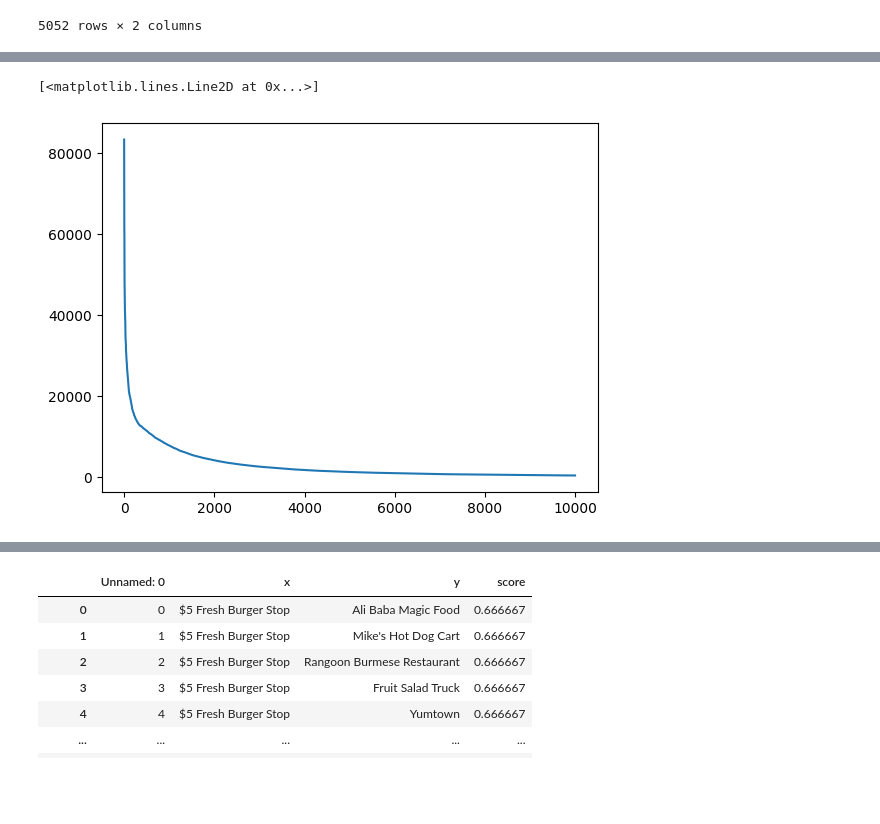
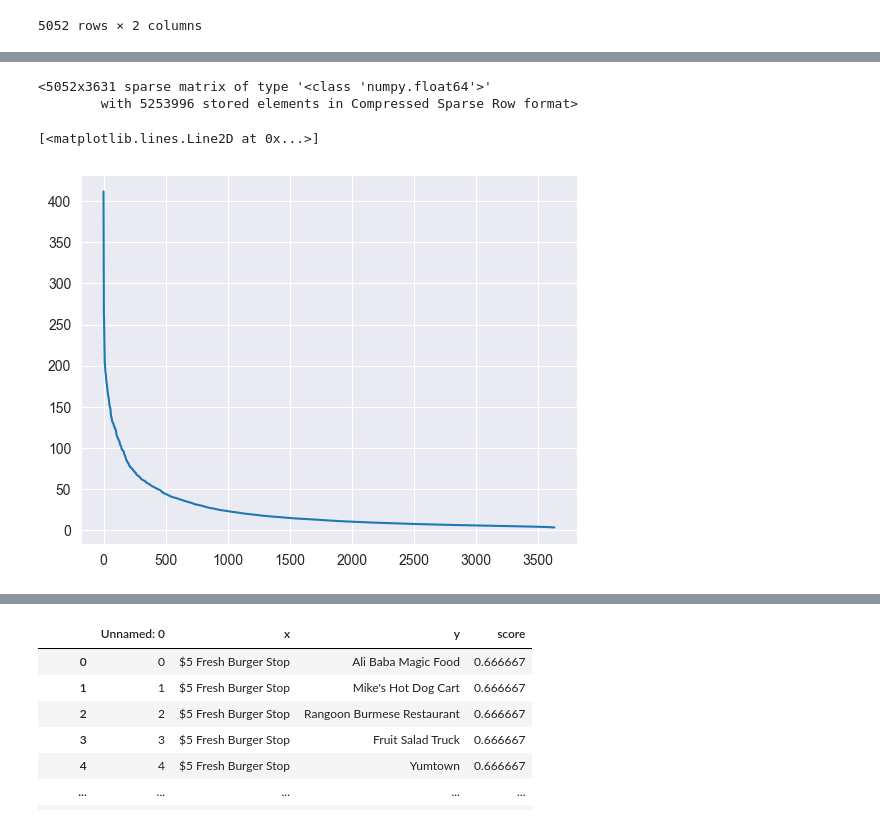
Before and after one commit to brookewu/4300Project, a Jupyter notebook: preliminary_work/generate_cosine.ipynb, the cells around one changed output, grey strips where cells are left out. Saved outputs shown, nothing was run; the diff lists cells and outputs as text; code cells hidden in the pictures; blank space fills up the shorter version.

Commit message:
Update to use sklearn's tfidfvector class

```diff
--- a/preliminary_work/generate_cosine.ipynb
+++ b/preliminary_work/generate_cosine.ipynb
@@ -200,0 +96,10 @@ avg_tf_idf = tf_idf_scores.sum(axis=0)
+# %%
+vectorizer = TfidfVectorizer(
+    min_df=0.1,
+    max_df=0.9
+)
+tf_idf = vectorizer.fit_transform(restaurant_reviews["reviews"])
+tf_idf
+# %% [output]
+<5052x3631 sparse matrix of type '<class 'numpy.float64'>'
+        with 5253996 stored elements in Compressed Sparse Row format>
@@ -201,5 +148,8 @@ avg_tf_idf = tf_idf_scores.sum(axis=0)
+# %%
+avg_tf_idf = tf_idf.sum(axis=0)
+avg_tf_idf = [avg_tf_idf[0, x] for x in range(avg_tf_idf.shape[1])]
 # %%
-plt.plot(sorted(avg_tf_idf, reverse=True)[:10000])
+plt.plot(sorted(avg_tf_idf, reverse=True)[:])
 # %% [output]
 [<matplotlib.lines.Line2D at 0x...>]
-[figure, old version]
+[figure, new version]
```
Also changed, not shown: parts of 29 cells of this notebook.
